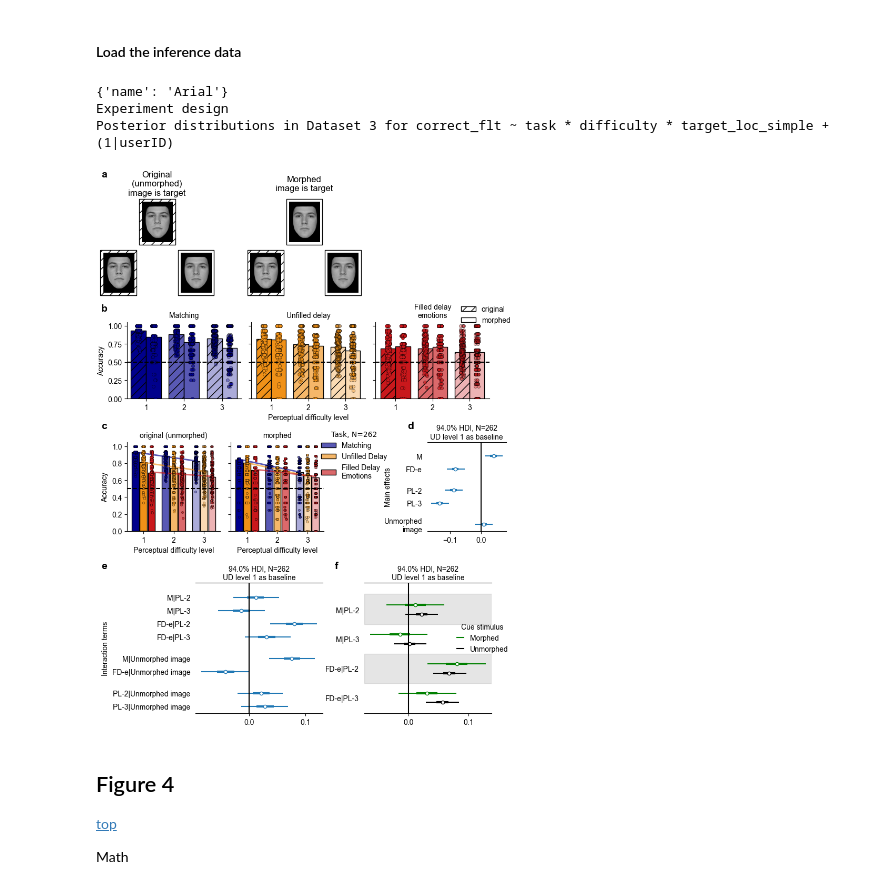
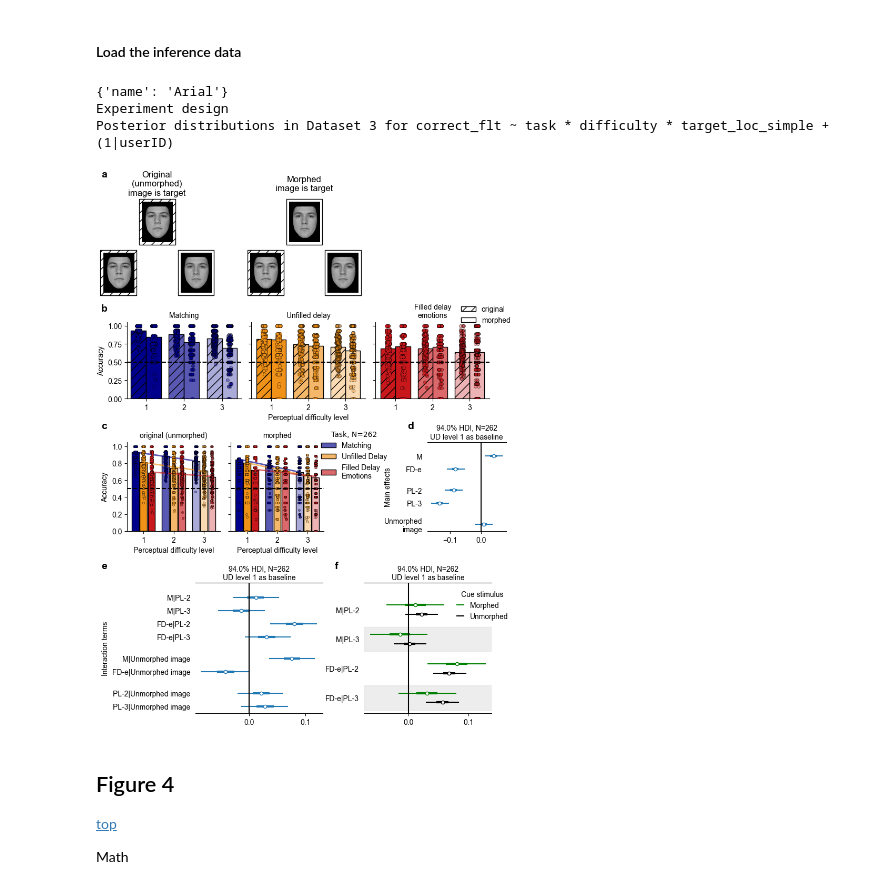
Before and after one commit to jankaWIS/FMP_paper, a Jupyter notebook: Figures/Figures_FMP_paper_2024.ipynb, the cells around one changed output. Drawn from its saved outputs; the diff is of its cells as text; code cells hidden in the pictures.

Commit message:
update fig 3- swap the stripes and move legend in panel e

```diff
--- a/Figures/Figures_FMP_paper_2024.ipynb
+++ b/Figures/Figures_FMP_paper_2024.ipynb
@@ -785,38 +785,49 @@ az.plot_forest(
     colors=['g', 'k'],
 )
 
-# flip the grey and white - todo
+# flip the grey and white - first remove the patches and boxes
+for i, patch in enumerate(c.ax("interactions_cue_stim").patches):
+    # print(i, patch)
+    patch.set_facecolor("none")
+    patch.set_edgecolor("none")
+
+# now repaint them, get tick positions to identify alternating bands
+yticks = c.ax("interactions_cue_stim").get_yticks()
+
+for i, y in enumerate(yticks):
+    if i % 2 == 0:
+        c.ax("interactions_cue_stim").axhspan(y - 1, y + 1, color="lightgrey", alpha=0.4, zorder=-1)
 
 
 # add the 0 line
 c.ax("interactions_cue_stim").axvline(0, c='k')
 # update y ticks
 c.ax("interactions_cue_stim").set_yticklabels([
     '|'.join(dic_task2abbreviations.get(word.strip(), word.strip()) for word in x.get_text().split('[')[1].strip(']').split(','))
     if '[' in x.get_text() else x.get_text()
     for x in c.ax("interactions_cue_stim").get_yticklabels()
 ])
 # add N to the title
 c.ax("interactions_cue_stim").set_title(f'{c.ax("interactions_cue_stim").get_title()}, N={N_cue_stim}\nUD level 1 as baseline')
 
 # manually adjust the legend, there is some weird bug
 legend = c.ax("interactions_cue_stim").get_legend()
 labels = [] if legend is None else [location_rename_dic[str(x._text)] for x in legend.texts]
 handles = [] if legend is None else legend.legendHandles #legend.legend_handles
 c.ax("interactions_cue_stim").legend(handles[::-1], labels[::-1], title='Cue stimulus', loc="upper right", handlelength=1,
-                           bbox_to_anchor=(1.18, .74), frameon=False, title_fontproperties={'family': 'Arial', 'size': 10})
+                           bbox_to_anchor=(1.18, .99), frameon=False, title_fontproperties={'family': 'Arial', 'size': 10})
 
 
 # c.debug_grid(Vector(0.5,0.5,"cm"))
 
 c.show()
 c.save(os.path.join(path_figures, "Fig3", 'Figure_3.png'), dpi=300)#, bbox_inches="tight")
 c.save(os.path.join(path_figures, "Fig3", 'Figure_3.pdf'), dpi=300)#, bbox_inches="tight")
 # %% [output]
 {'name': 'Arial'}
 Experiment design
 Posterior distributions in Dataset 3 for correct_flt ~ task * difficulty * target_loc_simple + (1|userID)
-[figure, old version]
+[figure, new version]
 # %% [markdown]
 ## Figure 4
 [top](#top)
```
Also changed, not shown: parts of 2 cells of this notebook, 2 other files.
